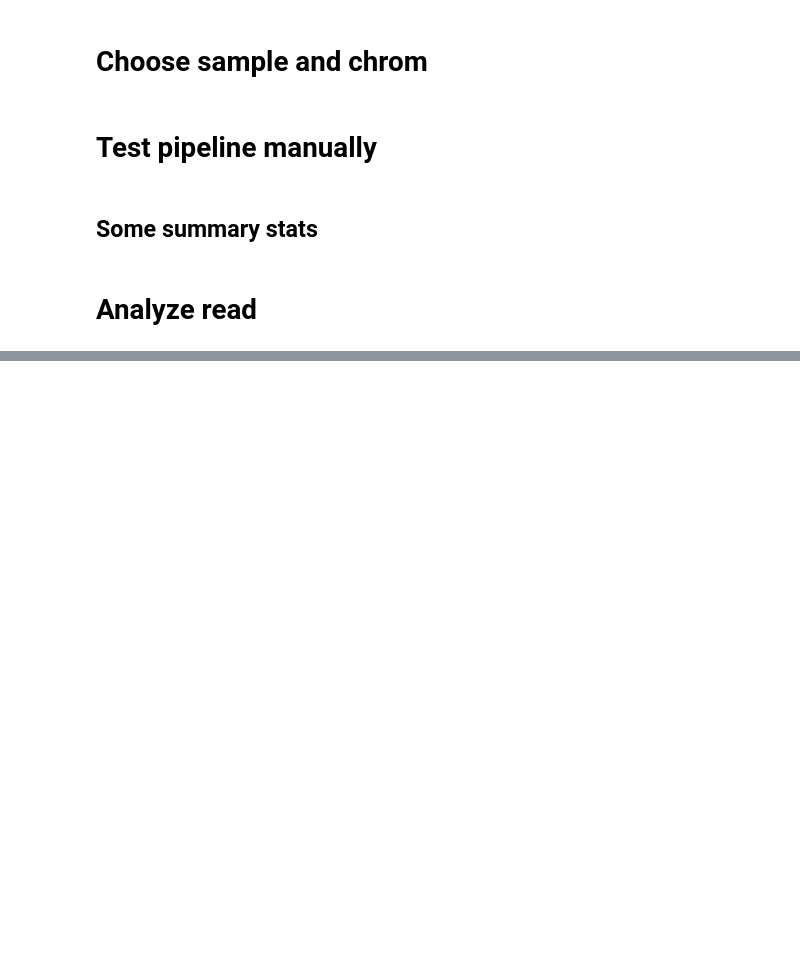
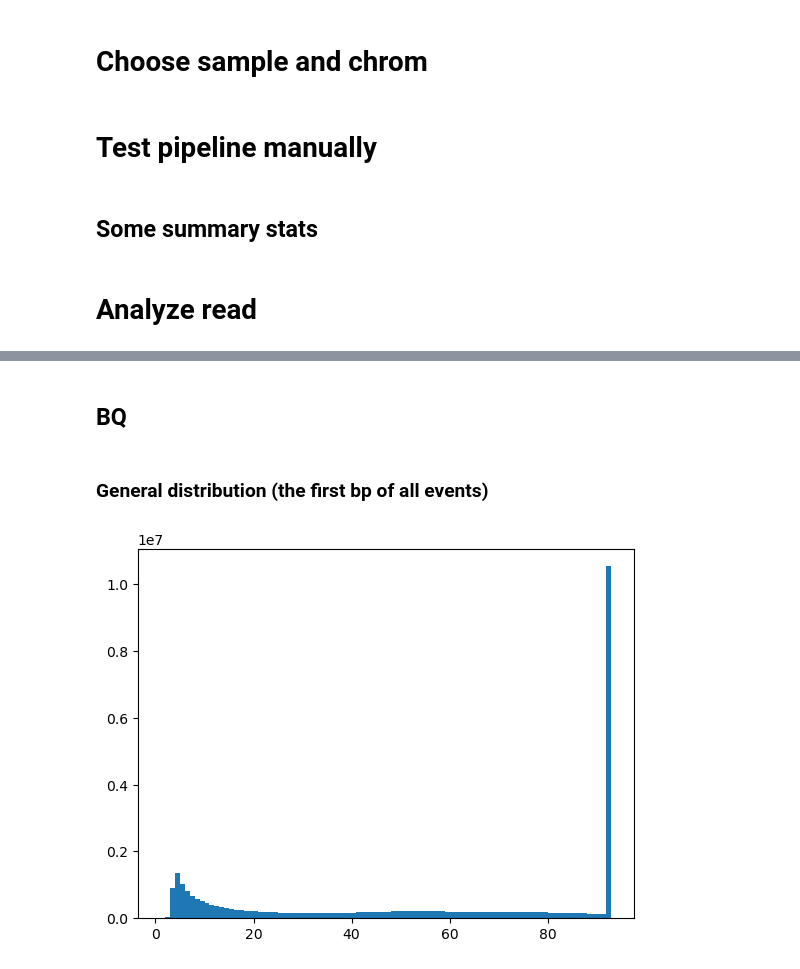
Before and after one commit to regevs/recombination, a Jupyter notebook: notebooks/20240112_large_scale_hap_aware_reads.ipynb, the cells around one changed output, grey strips where cells are left out. Drawn from its saved outputs; the diff is of its cells as text; code cells hidden in the pictures; blank space fills up the shorter version.

```diff
--- a/notebooks/20240112_large_scale_hap_aware_reads.ipynb
+++ b/notebooks/20240112_large_scale_hap_aware_reads.ipynb
@@ -254,0 +135,16 @@ hostname
+# %%
+%%time
+events_df = pl.scan_parquet(
+    Path("/lustre/scratch126/casm/team154pc/sl17/03.sperm/02.results/01.read_alignment/01.ccs/04.hifiasm/02.hifiasm_0.19.5-r592/02.chromosome_length_scaffolds/") \
+        / f"{focal_sample_id}" / "reads" / f"{denovo_chrom}.read_refinement.parquet"
+)
+
+candidates_df = pl.read_parquet(
+    Path("/lustre/scratch126/casm/team154pc/sl17/03.sperm/02.results/01.read_alignment/01.ccs/04.hifiasm/02.hifiasm_0.19.5-r592/02.chromosome_length_scaffolds/") \
+        / f"{focal_sample_id}" / "reads" / f"{denovo_chrom}.certainty_0.95.candidate_reads.parquet"
+)
+
+high_conf_snps_df = pl.read_parquet(
+    Path("/lustre/scratch126/casm/team154pc/sl17/03.sperm/02.results/01.read_alignment/01.ccs/04.hifiasm/02.hifiasm_0.19.5-r592/02.chromosome_length_scaffolds/") \
+        / f"{focal_sample_id}" / "reads" / f"{denovo_chrom}.certainty_0.95.snps.parquet"
+)
@@ -254,0 +154,14 @@ hostname
+# %% [markdown]
+## BQ
+# %% [markdown]
+### General distribution (the first bp of all events)
+# %%
+plt.hist(
+    (events_df
+        .select(pl.col("qual_start1"))
+        .collect()
+    ),
+    bins=np.arange(1,94)
+);
+# %% [output]
+[figure, added]
```
Also changed, not shown: parts of 92 cells of this notebook, 8 other files.
